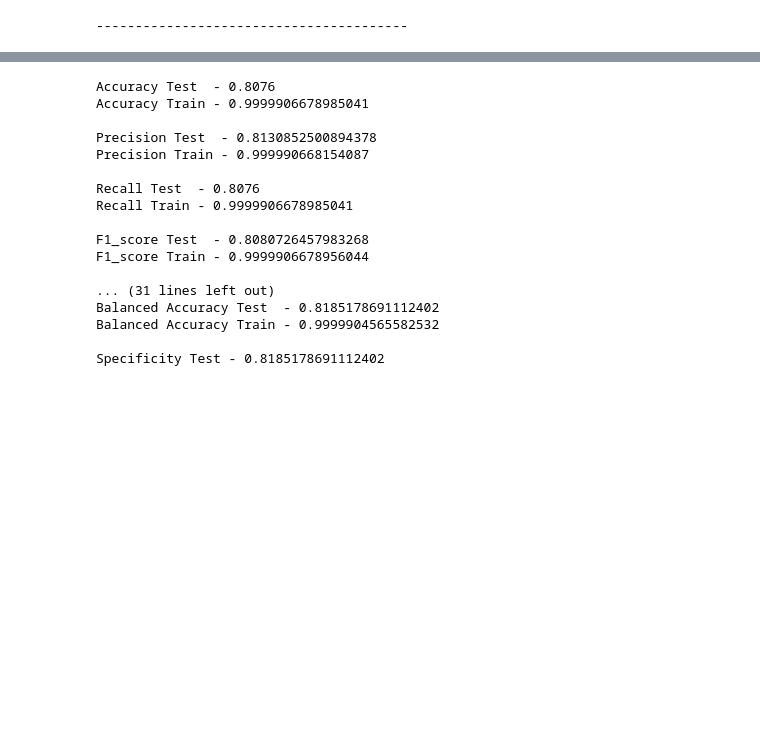
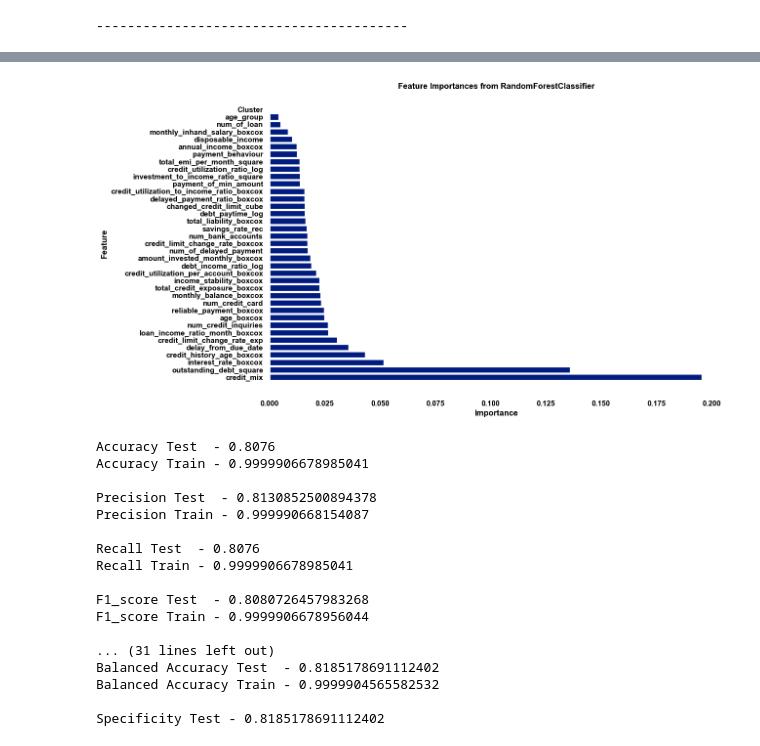
Before and after one commit to Santhosh-Analytics/Banking_Analytics, a Jupyter notebook: Classification.ipynb, the cells around one changed output, grey strips where cells are left out. Drawn from its saved outputs; the diff is of its cells as text; code cells hidden in the pictures; blank space fills up the shorter version.

```diff
--- a/Classification.ipynb
+++ b/Classification.ipynb
@@ -290,3 +291,66 @@ Balanced Accuracy Train - 1.0
 Specificity Test - 0.7176199571022387
 [figure]
 ----------------------------------------
+# %%
+feature_importances = DT_Classifier.feature_importances_
+# Map feature importances to feature names
+feature_names = x_train.columns
+feature_importances_df = pd.DataFrame({
+    'Feature': feature_names,
+    'Importance': feature_importances
+})
+
+# Sort the DataFrame by importance
+feature_importances_df = feature_importances_df.sort_values(by='Importance', ascending=False)
+
+print(feature_importances_df)
+
+# Plot feature importances
+plt.figure(figsize=(12, 8))
+plt.barh(feature_importances_df['Feature'], feature_importances_df['Importance'])
+plt.xlabel('Importance')
+plt.ylabel('Feature')
+plt.title('Feature Importances from RandomForestClassifier')
+plt.show()
+
+###
+#        Feature  Importance
+# 6                                  credit_mix      0.1956
+# 15                    outstanding_debt_square      0.1359
+# 14                       interest_rate_boxcox      0.0514
+# 17                  credit_history_age_boxcox      0.0431
+# 3                         delay_from_due_date      0.0357
+# 22               credit_limit_change_rate_exp      0.0305
+# 24             loan_income_ratio_month_boxcox      0.0266
+# 5                        num_credit_inquiries      0.0264
+# 11                                 age_boxcox      0.0249
+# 26                    reliable_payment_boxcox      0.0245
+# 1                             num_credit_card      0.0232
+# 21                     monthly_balance_boxcox      0.0230
+# 30               total_credit_exposure_boxcox      0.0226
+# 33                    income_stability_boxcox      0.0226
+# 25      credit_utilization_per_account_boxcox      0.0211
+# 23                      debt_income_ratio_log      0.0189
+# 20             amount_invested_monthly_boxcox      0.0185
+# 4                      num_of_delayed_payment      0.0173
+# 29            credit_limit_change_rate_boxcox      0.0170
+# 0                           num_bank_accounts      0.0170
+# 32                           savings_rate_rec      0.0169
+# 34                     total_liability_boxcox      0.0162
+# 35                           debt_paytime_log      0.0159
+# 18                  changed_credit_limit_cube      0.0159
+# 27               delayed_payment_ratio_boxcox      0.0159
+# 31  credit_utilization_to_income_ratio_boxcox      0.0158
+# 7                       payment_of_min_amount      0.0138
+# 28          investment_to_income_ratio_square      0.0137
+# 16               credit_utilization_ratio_log      0.0136
+# 19                 total_emi_per_month_square      0.0135
+# 8                           payment_behaviour      0.0125
+# 12                       annual_income_boxcox      0.0123
+# 10                          disposable_income      0.0103
+# 13               monthly_inhand_salary_boxcox      0.0084
+# 2                                 num_of_loan      0.0050
+# 9                                   age_group      0.0041
+# 36                                    Cluster      0.0003
+# ###
+# %% [output]
@@ -293,3 +374,4 @@ Specificity Test - 0.7176199571022387
+[figure, added]
 # %%
 RF_Classifier = RandomForestClassifier(random_state=42)
 evaluate_model(RF_Classifier, x_train_scaled, y_train, x_test_scaled, y_test)
```
Also changed, not shown: parts of 16 cells of this notebook, 2 other files.
